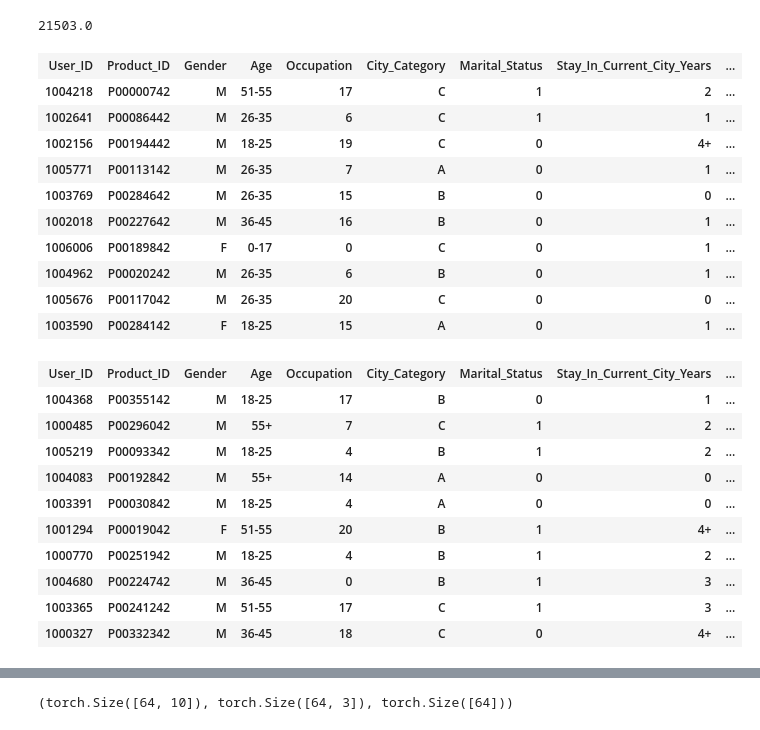
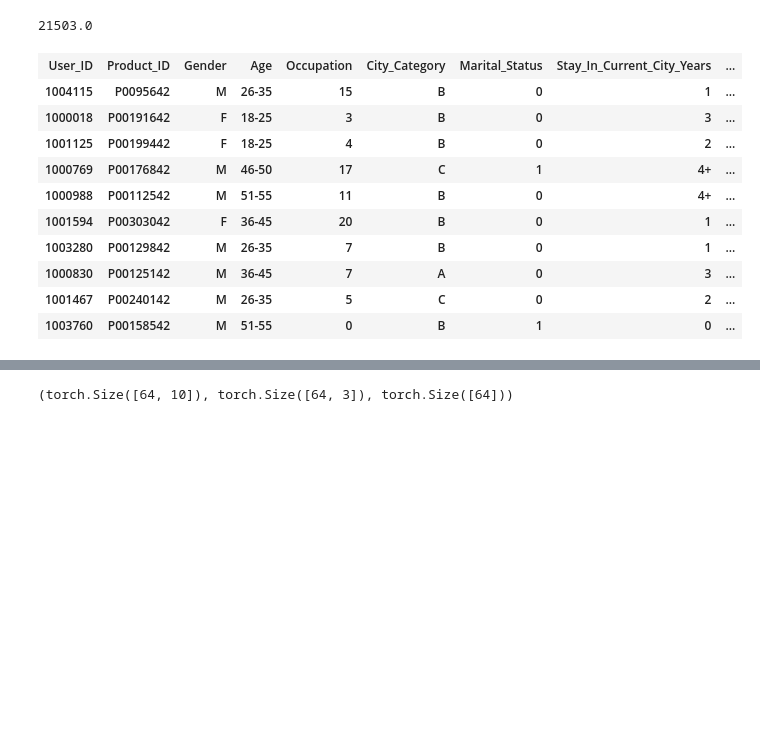
Before and after one commit to raghavab1992/course-v3, a Jupyter notebook: nbs/dl1/rb1992/week4/Black Friday.ipynb, the cells around one changed output, grey strips where cells are left out. Drawn from its saved outputs; the diff is of its cells as text; code cells hidden in the pictures; blank space fills up the shorter version.

```diff
--- a/nbs/dl1/rb1992/week4/Black Friday.ipynb
+++ b/nbs/dl1/rb1992/week4/Black Friday.ipynb
@@ -98,31 +98,20 @@ int(bf.shape[0]*.2)/(5)
 # %%
 data = (TabularList.from_df(bf,cat_names= cat_names, cont_names=cont_names, procs=procs, path=path)
         .split_by_idx(list(np.random.permutation(bf.shape[0]))[:int(bf.shape[0]*.2)])
-        .label_from_df(cols=dep_var,label_cls=FloatList)
+        .label_from_df(cols=dep_var,label_cls=FloatList, log=True)#
 #         .add_test(pubsamp_test, label=0)
         .databunch())
 # %%
-data.show_batch(10);data.show_batch(10, DatasetType=DatasetType.Valid)
+data.show_batch(10);#data.show_batch(10, DatasetType=DatasetType.Valid)
 # %% [output]
 | User_ID | Product_ID | Gender | Age | Occupation | City_Category | Marital_Status | Stay_In_Current_City_Years | ... |
-| 1004218 | P00000742 | M | 51-55 | 17 | C | 1 | 2 | ... |
-| 1002641 | P00086442 | M | 26-35 | 6 | C | 1 | 1 | ... |
-| 1002156 | P00194442 | M | 18-25 | 19 | C | 0 | 4+ | ... |
-| 1005771 | P00113142 | M | 26-35 | 7 | A | 0 | 1 | ... |
-| 1003769 | P00284642 | M | 26-35 | 15 | B | 0 | 0 | ... |
-| 1002018 | P00227642 | M | 36-45 | 16 | B | 0 | 1 | ... |
-| 1006006 | P00189842 | F | 0-17 | 0 | C | 0 | 1 | ... |
-| 1004962 | P00020242 | M | 26-35 | 6 | B | 0 | 1 | ... |
-| 1005676 | P00117042 | M | 26-35 | 20 | C | 0 | 0 | ... |
-| 1003590 | P00284142 | F | 18-25 | 15 | A | 0 | 1 | ... |
+| 1004115 | P0095642 | M | 26-35 | 15 | B | 0 | 1 | ... |
+| 1000018 | P00191642 | F | 18-25 | 3 | B | 0 | 3 | ... |
+| 1001125 | P00199442 | F | 18-25 | 4 | B | 0 | 2 | ... |
+| 1000769 | P00176842 | M | 46-50 | 17 | C | 1 | 4+ | ... |
+| 1000988 | P00112542 | M | 51-55 | 11 | B | 0 | 4+ | ... |
+| 1001594 | P00303042 | F | 36-45 | 20 | B | 0 | 1 | ... |
+| 1003280 | P00129842 | M | 26-35 | 7 | B | 0 | 1 | ... |
+| 1000830 | P00125142 | M | 36-45 | 7 | A | 0 | 3 | ... |
+| 1001467 | P00240142 | M | 26-35 | 5 | C | 0 | 2 | ... |
+| 1003760 | P00158542 | M | 51-55 | 0 | B | 1 | 0 | ... |
-| User_ID | Product_ID | Gender | Age | Occupation | City_Category | Marital_Status | Stay_In_Current_City_Years | ... |
-| 1004368 | P00355142 | M | 18-25 | 17 | B | 0 | 1 | ... |
-| 1000485 | P00296042 | M | 55+ | 7 | C | 1 | 2 | ... |
-| 1005219 | P00093342 | M | 18-25 | 4 | B | 1 | 2 | ... |
-| 1004083 | P00192842 | M | 55+ | 14 | A | 0 | 0 | ... |
-| 1003391 | P00030842 | M | 18-25 | 4 | A | 0 | 0 | ... |
-| 1001294 | P00019042 | F | 51-55 | 20 | B | 1 | 4+ | ... |
-| 1000770 | P00251942 | M | 18-25 | 4 | B | 1 | 2 | ... |
-| 1004680 | P00224742 | M | 36-45 | 0 | B | 1 | 3 | ... |
-| 1003365 | P00241242 | M | 51-55 | 17 | C | 1 | 3 | ... |
-| 1000327 | P00332342 | M | 36-45 | 18 | C | 0 | 4+ | ... |
```
Also changed, not shown: parts of 5 cells of this notebook, 7 other files.
